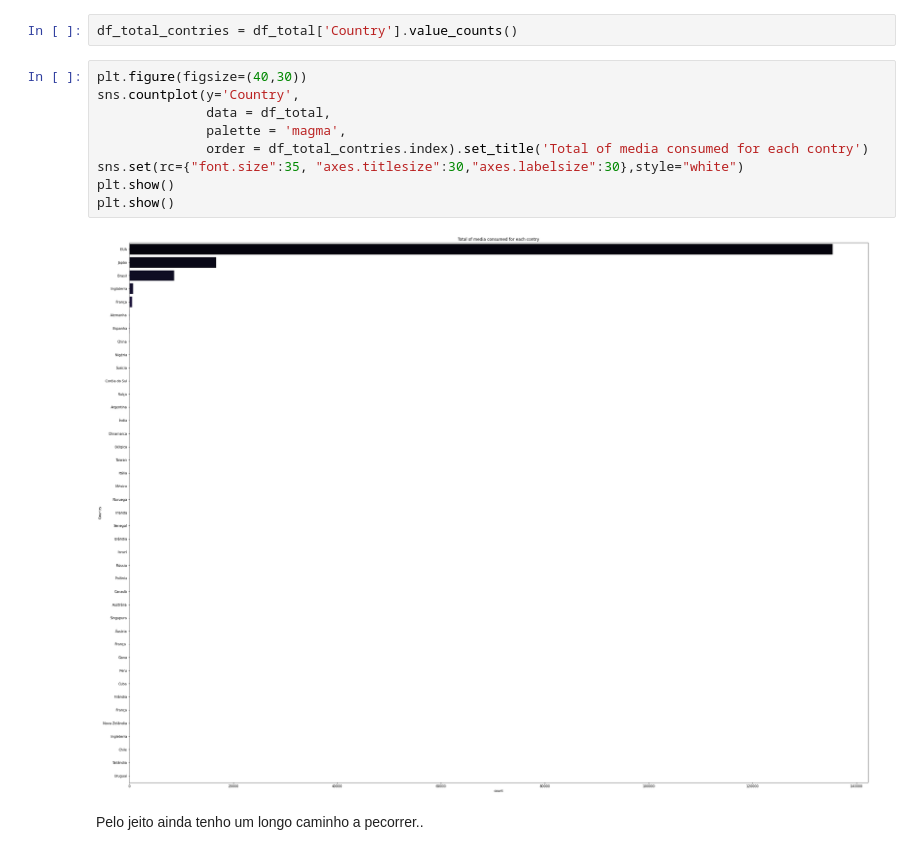
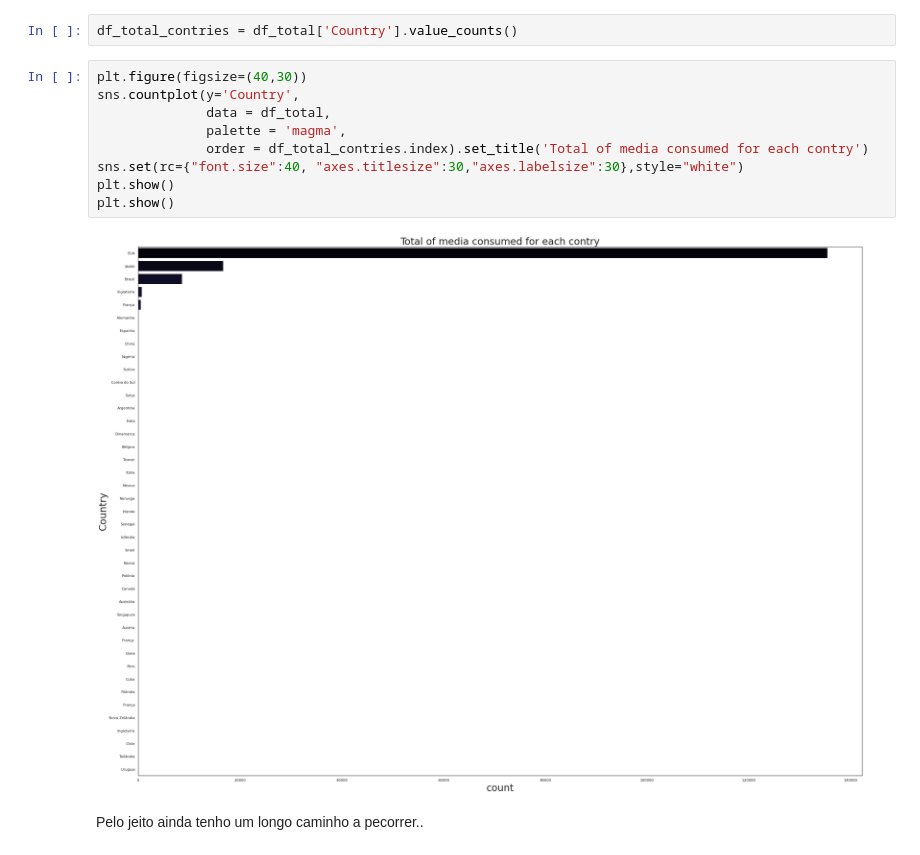
Before and after one commit to fernandarrios/desafio, a Jupyter notebook: Filme_e_Literatura.ipynb, the cells around one changed output. Cells and saved outputs as stored; diff of their text form.

```diff
--- a/Filme_e_Literatura.ipynb
+++ b/Filme_e_Literatura.ipynb
@@ -428,14 +428,14 @@ df_total_contries = df_total['Country'].value_counts()
 # %%
 plt.figure(figsize=(40,30))
 sns.countplot(y='Country',
               data = df_total,
               palette = 'magma',
               order = df_total_contries.index).set_title('Total of media consumed for each contry')
-sns.set(rc={"font.size":35, "axes.titlesize":30,"axes.labelsize":30},style="white")
+sns.set(rc={"font.size":40, "axes.titlesize":30,"axes.labelsize":30},style="white")
 plt.show()
 plt.show()
 # %% [output]
-[figure, old version]
+[figure, new version]
 # %% [markdown]
 Pelo jeito ainda tenho um longo caminho a pecorrer..
 # %% [markdown]
```
